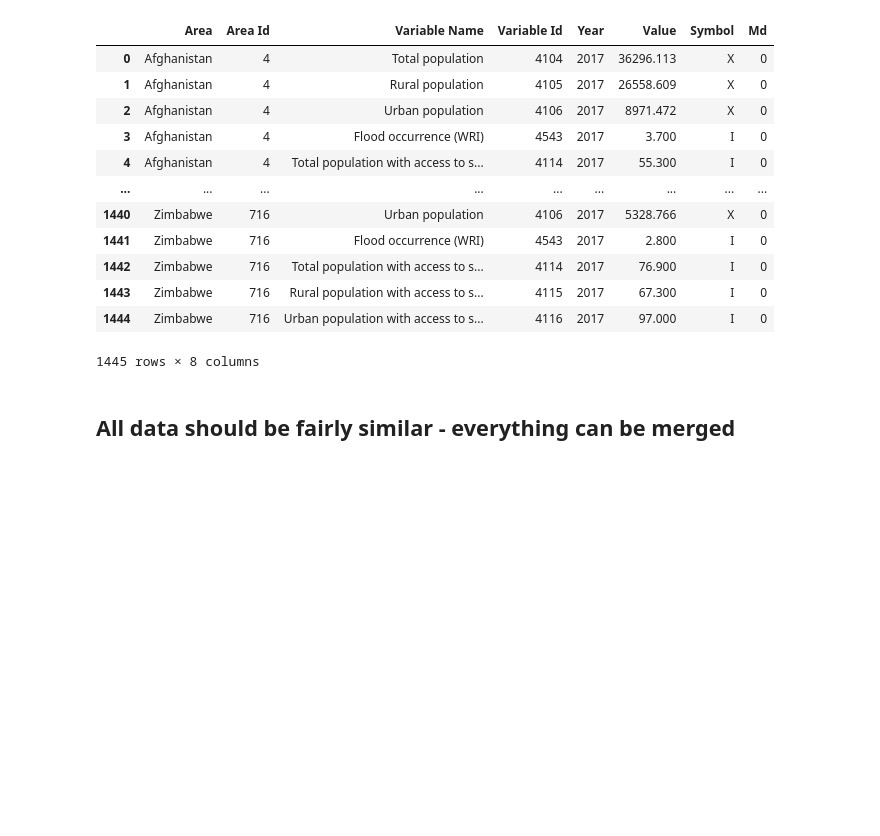
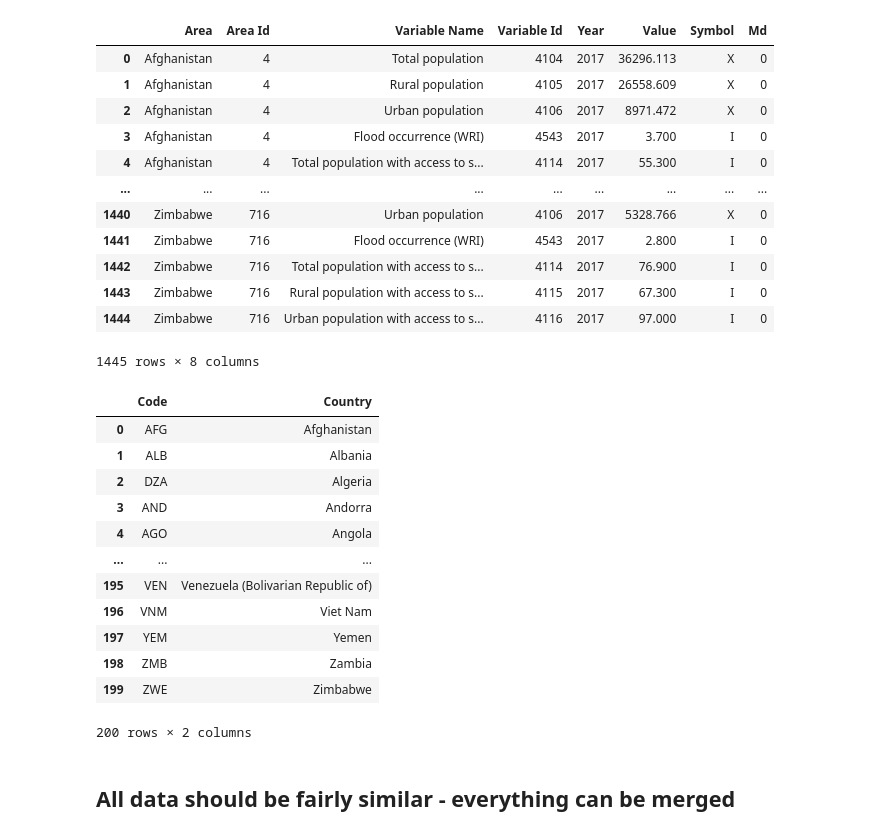
Before and after one commit to MDAIceland/WaterSecurity, a Jupyter notebook: unlabeled_preprocessing/prep_aquastat.ipynb, the cells around one changed output. Saved outputs shown, nothing was run; the diff lists cells and outputs as text; code cells hidden in the pictures; blank space fills up the shorter version.

```diff
--- a/unlabeled_preprocessing/prep_aquastat.ipynb
+++ b/unlabeled_preprocessing/prep_aquastat.ipynb
@@ -55,6 +55,22 @@ aquastat_eah
 | 1443 | Zimbabwe | 716 | Rural population with access to s... | 4115 | 2017 | 67.300 | I | 0 |
 | 1444 | Zimbabwe | 716 | Urban population with access to s... | 4116 | 2017 | 97.000 | I | 0 |
 1445 rows × 8 columns
+# %%
+aquastat_cc
+# %% [output]
+|  | Code | Country |
+| 0 | AFG | Afghanistan |
+| 1 | ALB | Albania |
+| 2 | DZA | Algeria |
+| 3 | AND | Andorra |
+| 4 | AGO | Angola |
+| ... | ... | ... |
+| 195 | VEN | Venezuela (Bolivarian Republic of) |
+| 196 | VNM | Viet Nam |
+| 197 | YEM | Yemen |
+| 198 | ZMB | Zambia |
+| 199 | ZWE | Zimbabwe |
+200 rows × 2 columns
 # %% [markdown]
 ## All data should be fairly similar - everything can be merged
 # %%
```
Also changed, not shown: parts of 10 cells of this notebook.
